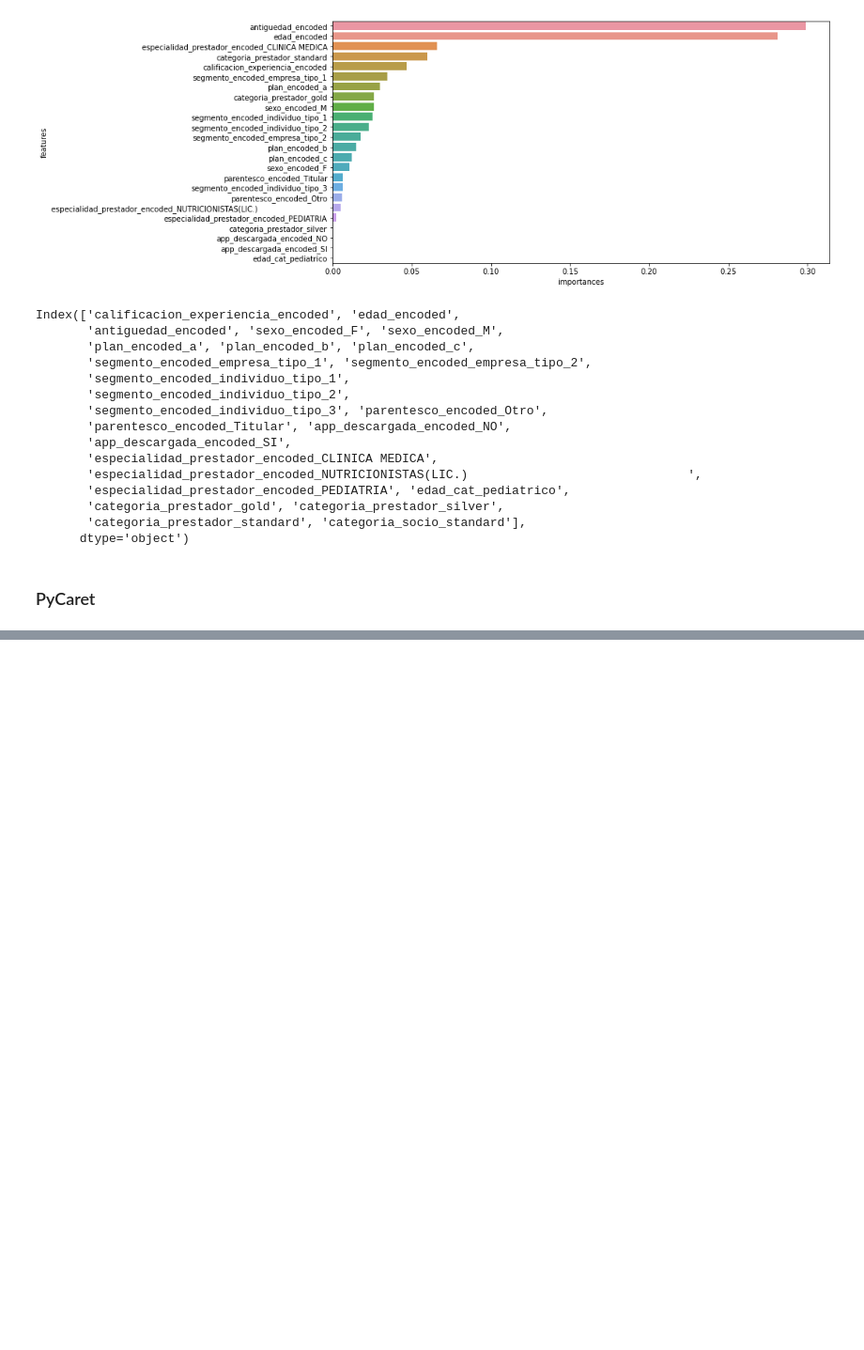
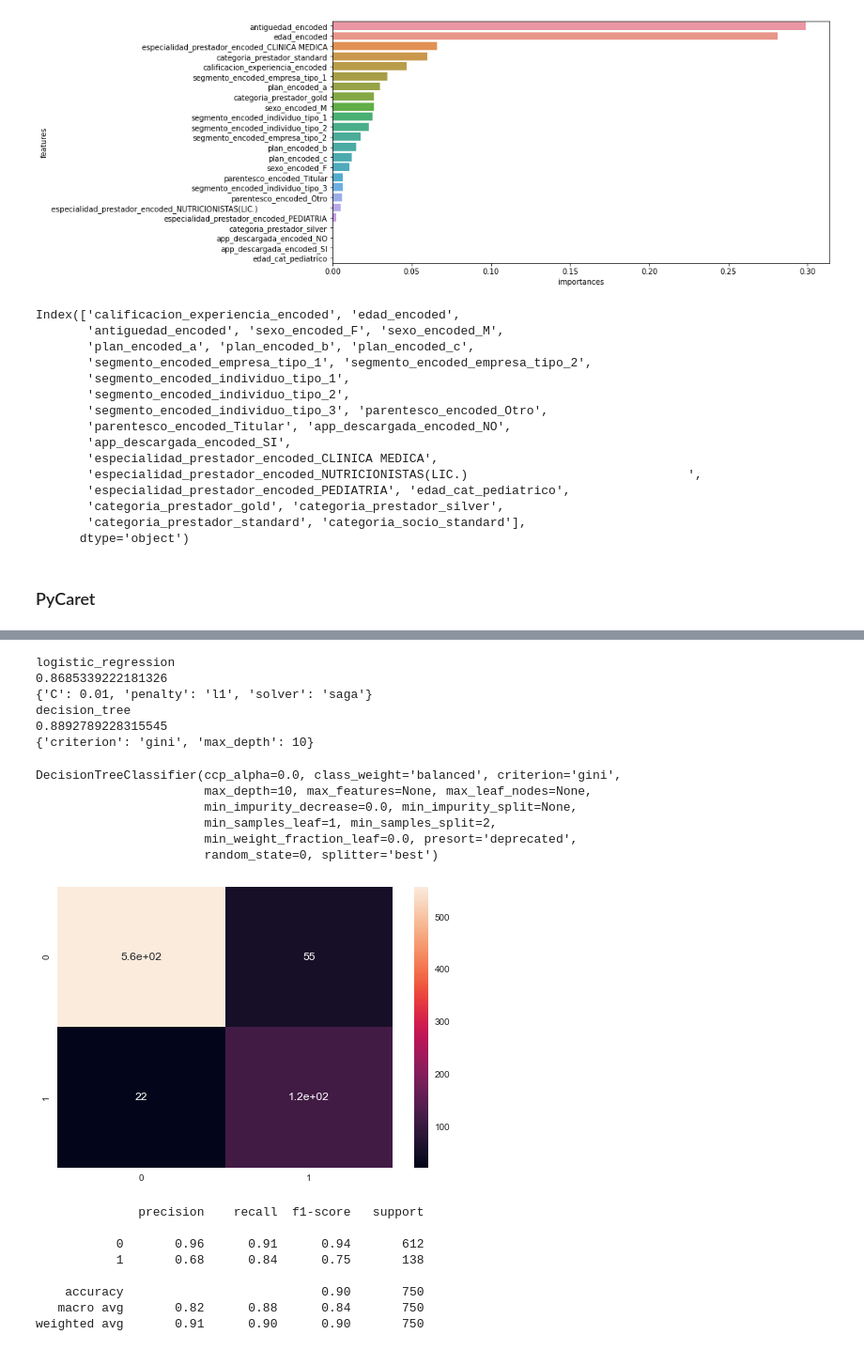
Before and after one commit to JuanMajul/Mentoria_DiploDatos2021, a Jupyter notebook: Notebooks/Práctico 3.ipynb, the cells around one changed output, grey strips where cells are left out. Shown: that part at 94% size. Saved outputs shown, nothing was run; the diff lists cells and outputs as text; code cells hidden in the pictures; blank space fills up the shorter version.

```diff
--- a/Notebooks/Práctico 3.ipynb
+++ b/Notebooks/Práctico 3.ipynb
@@ -279,0 +311,8 @@ XGBClassifier(base_score=0.5, booster='gbtree', colsample_bylevel=1,
+# %%
+features_eliminar = ['id_consumo_encoded','id_prestador_encoded','id_socio_encoded','id_zona_encoded' , 'categoria_prestador_gold','categoria_prestador_silver']
+df_procesado_1.drop(features_eliminar, axis = 1,inplace = True)
+
+X_1 = df_procesado_1.drop(['categoria_prestador_standard'], axis = 1)
+Y_1 = df_procesado_1.categoria_prestador_standard
+
+X_train_1 , X_test_1 , y_train_1 , y_test_1 = train_test_split(X_1 , Y_1 , test_size = 0.3 , random_state=42)
@@ -279,0 +339,61 @@ XGBClassifier(base_score=0.5, booster='gbtree', colsample_bylevel=1,
+# %%
+lr_1 = LogisticRegression(random_state = 0, class_weight = 'balanced')
+dt_1 = DecisionTreeClassifier(random_state = 0 , class_weight = 'balanced')
+
+models_parameters_1= {'logistic_regression': (lr_1,
+                     {'penalty':['l1','l2'],
+                     'C':[0.0001,0.001,0.01,0.1,1,10],
+                     'solver': ['newton-cg', 'lbfgs', 'liblinear', 'sag', 'saga']})
+                     ,'decision_tree': (dt_1,
+                     {'max_depth': [2,3,4,5,10,15,20,25,30,40,50],
+                      'criterion': ['gini','entropy']})}
+# %%
+for name, (model, params) in models_parameters_1.items():
+
+    cv = GridSearchCV(model , cv = 5 , param_grid = params , n_jobs = -1, scoring = 'balanced_accuracy' )
+
+    cv.fit(X_train_1 , y_train_1)
+
+    print(name)
+    print(cv.best_score_)
+    print(cv.best_params_)
+# %% [output]
+logistic_regression
+0.8685339222181326
+{'C': 0.01, 'penalty': 'l1', 'solver': 'saga'}
+decision_tree
+0.8892789228315545
+{'criterion': 'gini', 'max_depth': 10}
+# %%
+cv.best_estimator_
+# %% [output]
+DecisionTreeClassifier(ccp_alpha=0.0, class_weight='balanced', criterion='gini',
+                       max_depth=10, max_features=None, max_leaf_nodes=None,
+                       min_impurity_decrease=0.0, min_impurity_split=None,
+                       min_samples_leaf=1, min_samples_split=2,
+                       min_weight_fraction_leaf=0.0, presort='deprecated',
+                       random_state=0, splitter='best')
+# %%
+best_model_1 = DecisionTreeClassifier(random_state = 0 , class_weight = 'balanced' , max_depth = 10 , criterion = 'gini' )
+
+best_model_1.fit(X_train_1, y_train_1)
+
+y_pred_train_1 = best_model_1.predict(X_train_1)
+y_pred_test_1 = best_model_1.predict(X_test_1)
+# %%
+cm_1 = confusion_matrix(y_test_1 , y_pred_test_1)
+
+sns.heatmap(cm_1 , annot = True)
+plt.show()
+
+print(classification_report(y_test_1 , y_pred_test_1))
+# %% [output]
+[figure, added]
+              precision    recall  f1-score   support
+
+           0       0.96      0.91      0.94       612
+           1       0.68      0.84      0.75       138
+
+    accuracy                           0.90       750
+   macro avg       0.82      0.88      0.84       750
+weighted avg       0.91      0.90      0.90       750
```
Also changed, not shown: parts of 16 cells of this notebook, 3 other files.
